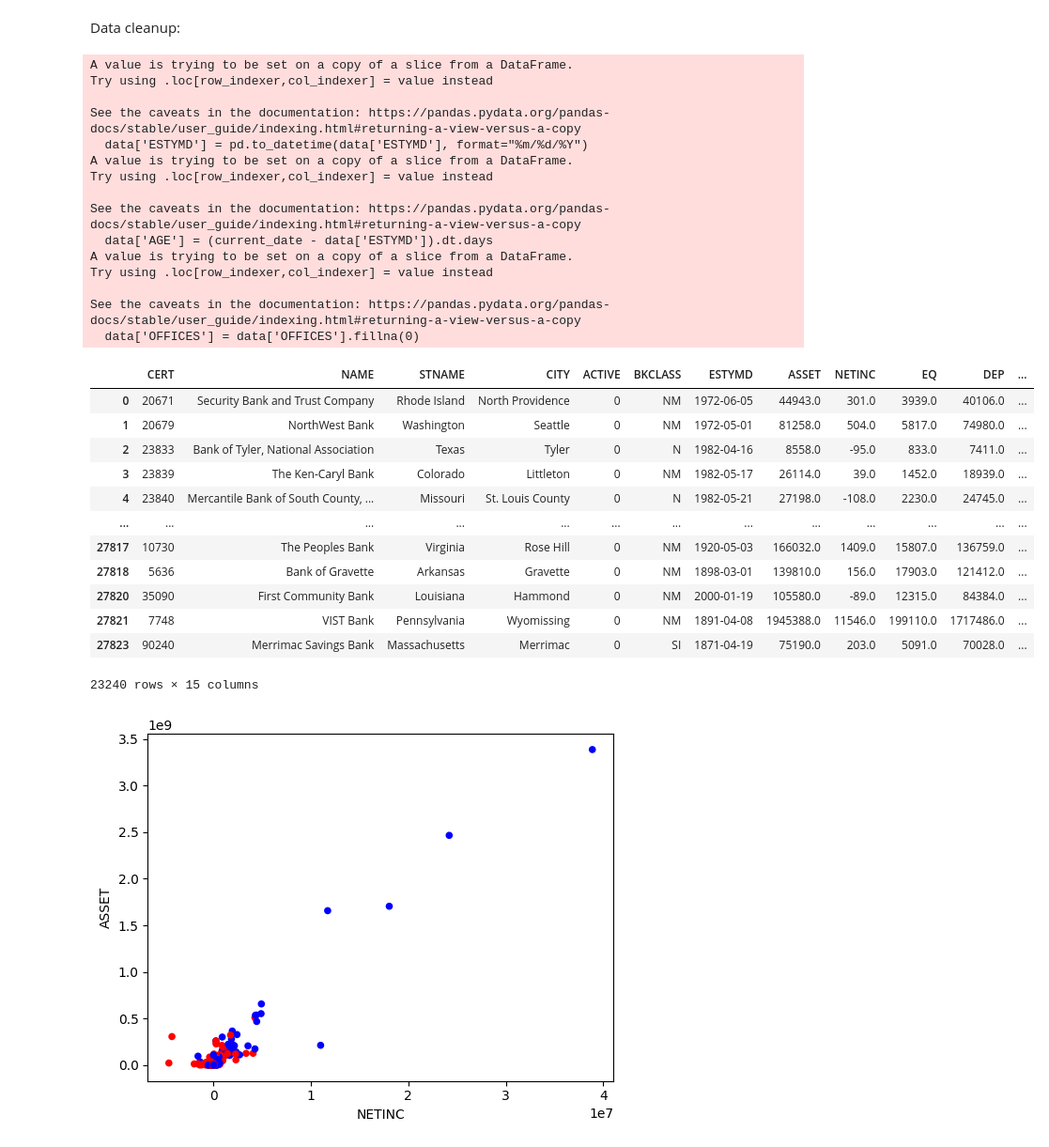
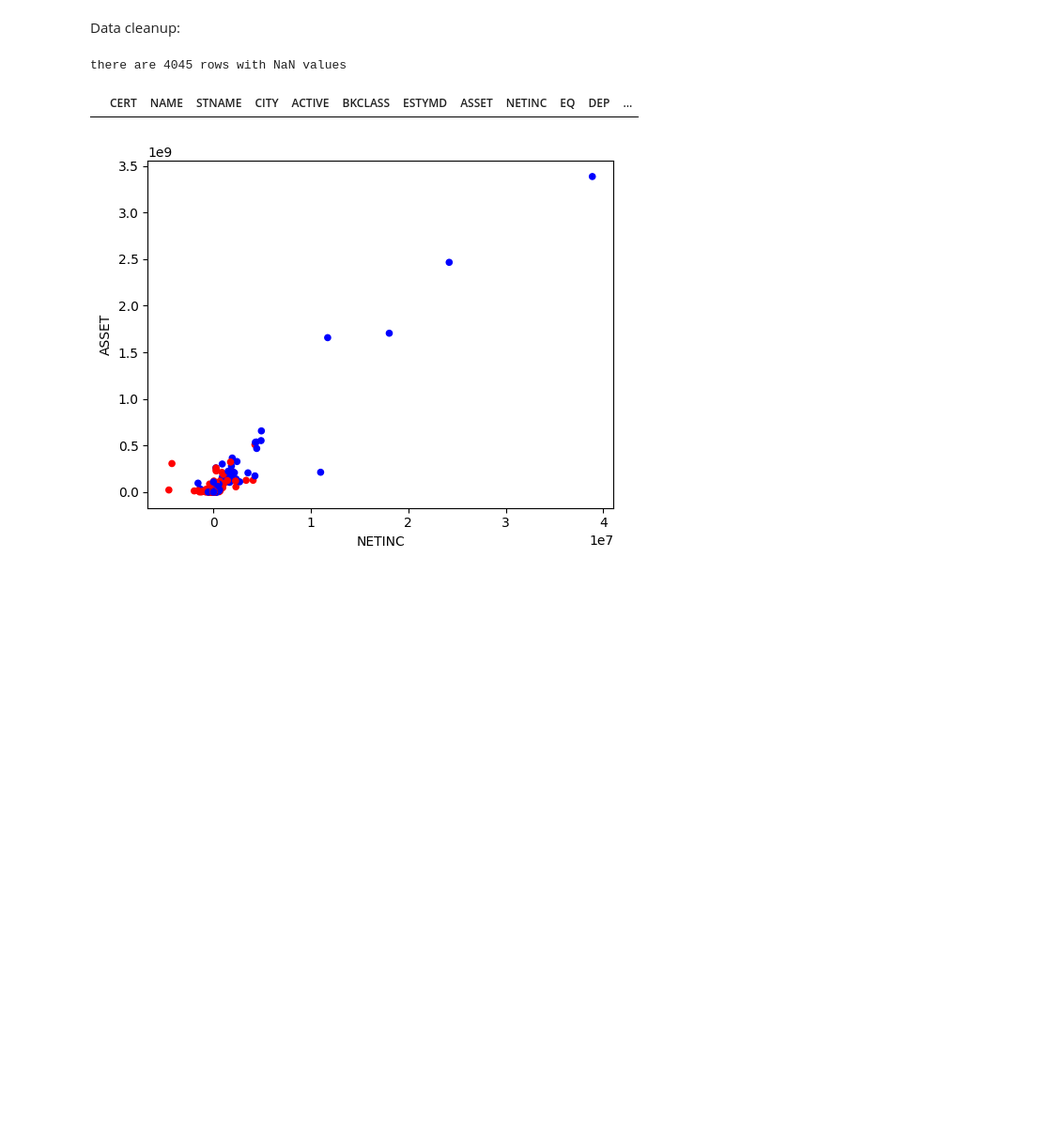
Before and after one commit to layadang/cs-365-bank-failures, a Jupyter notebook: main.ipynb, the cells around one changed output. Shown at 94% size. Cells and saved outputs as stored; diff of their text form; code cells hidden in the pictures; blank space fills up the shorter version.

```diff
--- a/main.ipynb
+++ b/main.ipynb
@@ -70,50 +74,28 @@ Data cleanup:
 # %%
 current_date = datetime(2024, 1, 1)
 date_format = "%m/%d/%Y"
 
 # convert string to date object
 data['ESTYMD'] = pd.to_datetime(data['ESTYMD'], format="%m/%d/%Y")
 
 # new column
 data['AGE'] = (current_date - data['ESTYMD']).dt.days
 data['AGE']
 
 # fixing NaN
-nan_data = data[data.isna().any(axis=1)]
+print("there are " + str(len(data[data.isna().any(axis=1)].index)) + " rows with NaN values")
 
-# fix NaN values for offices
-# might drop these values in future trials
-data['OFFICES'] = data['OFFICES'].fillna(0)
-data
+# drop only rows with more than 2 NaN values
+data_cleaned = data.dropna(thresh=len(data.columns)-2)
 
-nan_data
+data[data.isna().any(axis=1)]
+data_cleaned[data_cleaned.isna().any(axis=1)]
+
+# fill rest with 0
+data_cleaned = data_cleaned.fillna(0)
+
+data_cleaned[data_cleaned.isna().any(axis=1)]
 # %% [output]
-A value is trying to be set on a copy of a slice from a DataFrame.
-Try using .loc[row_indexer,col_indexer] = value instead
-
-See the caveats in the documentation: https://pandas.pydata.org/pandas-docs/stable/user_guide/indexing.html#returning-a-view-versus-a-copy
-  data['ESTYMD'] = pd.to_datetime(data['ESTYMD'], format="%m/%d/%Y")
-A value is trying to be set on a copy of a slice from a DataFrame.
-Try using .loc[row_indexer,col_indexer] = value instead
-
-See the caveats in the documentation: https://pandas.pydata.org/pandas-docs/stable/user_guide/indexing.html#returning-a-view-versus-a-copy
-  data['AGE'] = (current_date - data['ESTYMD']).dt.days
-A value is trying to be set on a copy of a slice from a DataFrame.
-Try using .loc[row_indexer,col_indexer] = value instead
-
-See the caveats in the documentation: https://pandas.pydata.org/pandas-docs/stable/user_guide/indexing.html#returning-a-view-versus-a-copy
-  data['OFFICES'] = data['OFFICES'].fillna(0)
+there are 4045 rows with NaN values
 |  | CERT | NAME | STNAME | CITY | ACTIVE | BKCLASS | ESTYMD | ASSET | NETINC | EQ | DEP | ... |
-| 0 | 20671 | Security Bank and Trust Company | Rhode Island | North Providence | 0 | NM | 1972-06-05 | 44943.0 | 301.0 | 3939.0 | 40106.0 | ... |
-| 1 | 20679 | NorthWest Bank | Washington | Seattle | 0 | NM | 1972-05-01 | 81258.0 | 504.0 | 5817.0 | 74980.0 | ... |
-| 2 | 23833 | Bank of Tyler, National Association | Texas | Tyler | 0 | N | 1982-04-16 | 8558.0 | -95.0 | 833.0 | 7411.0 | ... |
-| 3 | 23839 | The Ken-Caryl Bank | Colorado | Littleton | 0 | NM | 1982-05-17 | 26114.0 | 39.0 | 1452.0 | 18939.0 | ... |
-| 4 | 23840 | Mercantile Bank of South County, ... | Missouri | St. Louis County | 0 | N | 1982-05-21 | 27198.0 | -108.0 | 2230.0 | 24745.0 | ... |
-| ... | ... | ... | ... | ... | ... | ... | ... | ... | ... | ... | ... | ... |
-| 27817 | 10730 | The Peoples Bank | Virginia | Rose Hill | 0 | NM | 1920-05-03 | 166032.0 | 1409.0 | 15807.0 | 136759.0 | ... |
-| 27818 | 5636 | Bank of Gravette | Arkansas | Gravette | 0 | NM | 1898-03-01 | 139810.0 | 156.0 | 17903.0 | 121412.0 | ... |
-| 27820 | 35090 | First Community Bank | Louisiana | Hammond | 0 | NM | 2000-01-19 | 105580.0 | -89.0 | 12315.0 | 84384.0 | ... |
-| 27821 | 7748 | VIST Bank | Pennsylvania | Wyomissing | 0 | NM | 1891-04-08 | 1945388.0 | 11546.0 | 199110.0 | 1717486.0 | ... |
-| 27823 | 90240 | Merrimac Savings Bank | Massachusetts | Merrimac | 0 | SI | 1871-04-19 | 75190.0 | 203.0 | 5091.0 | 70028.0 | ... |
-23240 rows × 15 columns
 # %%
```
Also changed, not shown: parts of 10 cells of this notebook.
